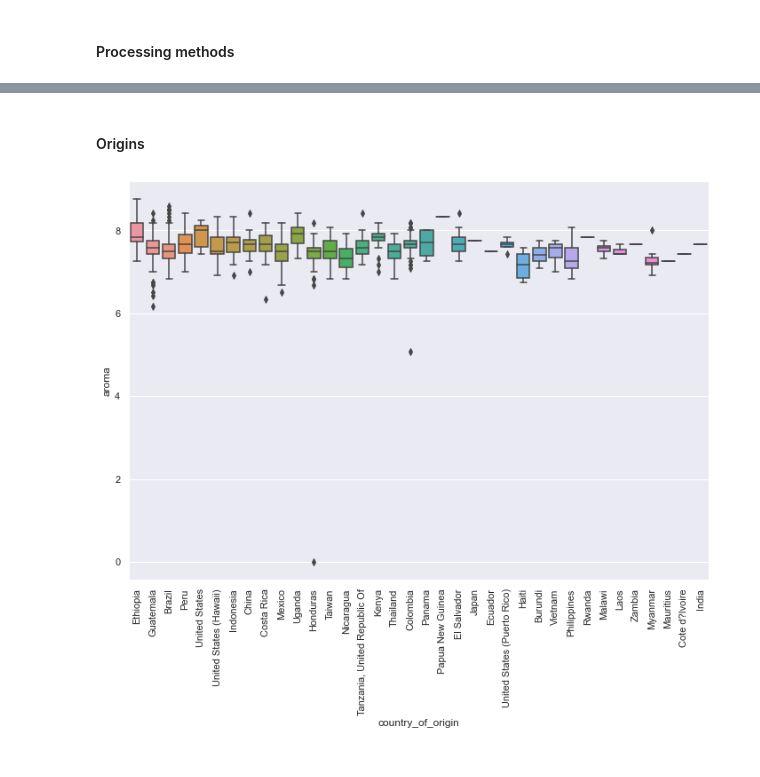
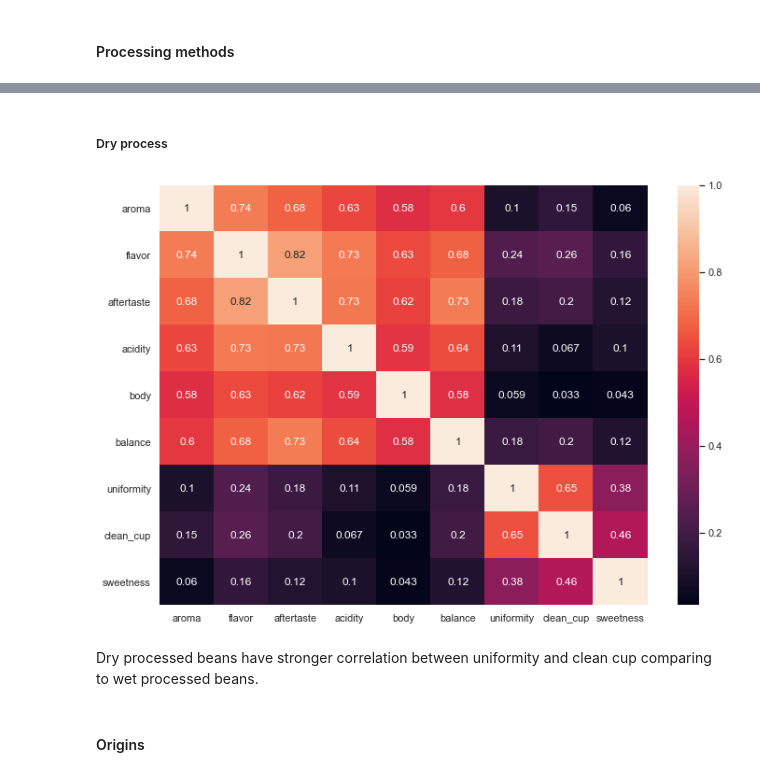
Before and after one commit to michi-mochi/coffee_lover, a Jupyter notebook: coffee_quality_eda_notebook.ipynb, the cells around one changed output, grey strips where cells are left out. Drawn from its saved outputs; the diff is of its cells as text; code cells hidden in the pictures.

```diff
--- a/coffee_quality_eda_notebook.ipynb
+++ b/coffee_quality_eda_notebook.ipynb
@@ -312,6 +282,12 @@ There are no noticeable differences in characteristic scoring among different pr
+# %% [markdown]
+##### Dry process
+# %%
+corr = df[df['processing_method']=='Natural / Dry'][['aroma', 'flavor', 'aftertaste', 'acidity','body','balance','uniformity','clean_cup','sweetness']].corr()
+sns.heatmap(corr, annot=True)
+plt.show()
+# %% [output]
+[figure, added]
+# %% [markdown]
+Dry processed beans have stronger correlation between uniformity and clean cup comparing to wet processed beans.
 # %% [markdown]
 #### Origins
-# %%
-sns.boxplot(x="country_of_origin", y="aroma", data=df).tick_params(axis='x', rotation=90)
-# %% [output]
-[figure, removed]
```
Also changed, not shown: parts of 30 cells of this notebook, 1 other file.
